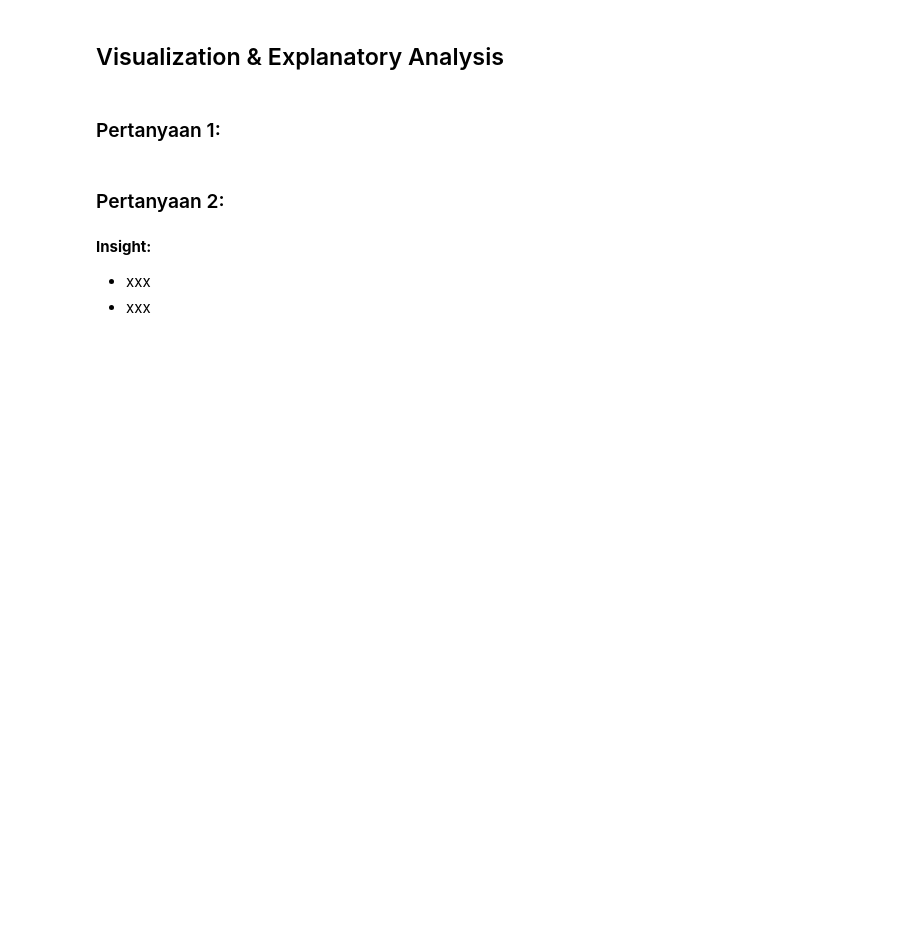
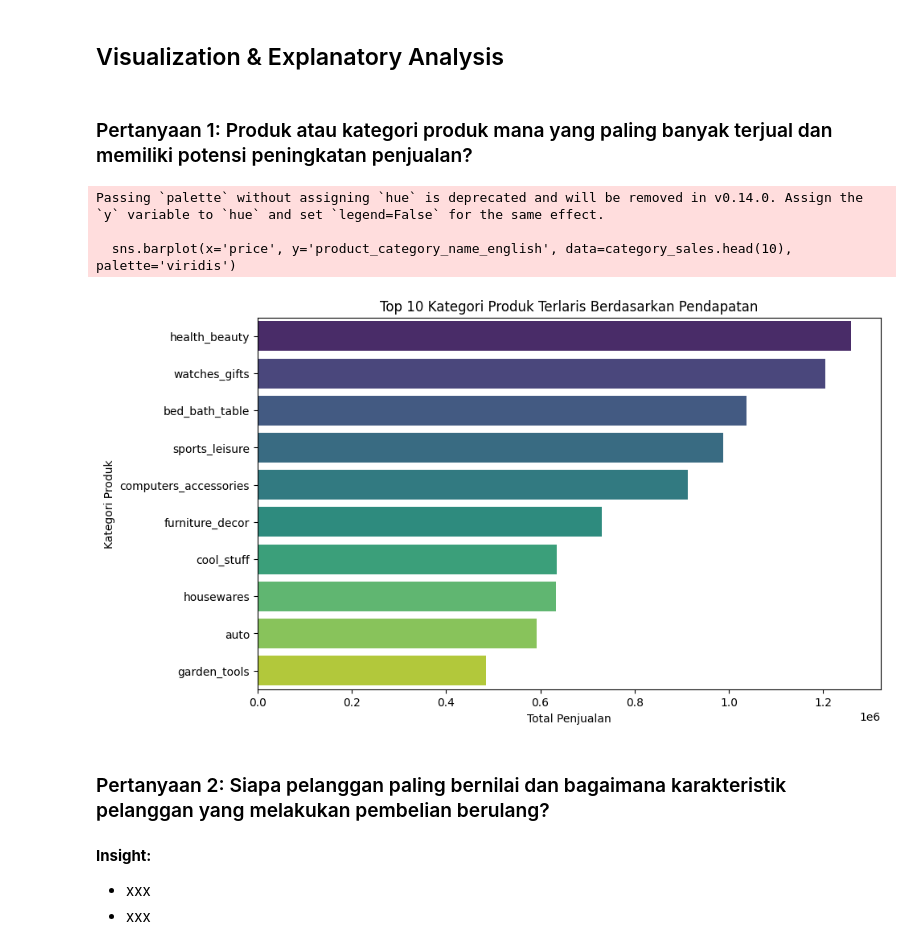
Before and after one commit to MukhlisMaulanaA/submission-dicoding, a Jupyter notebook: Proyek_Analisis_Data.ipynb, the cells around one changed output. Drawn from its saved outputs; the diff is of its cells as text; code cells hidden in the pictures; blank space fills up the shorter version.

Commit message:
update: exploratory data analysis

```diff
--- a/Proyek_Analisis_Data.ipynb
+++ b/Proyek_Analisis_Data.ipynb
@@ -267,0 +264,5 @@ orders_data_cleaned = orders_data.dropna()
+# %%
+# Menghitung total penjualan per produk
+product_sales = order_items_data.groupby('product_id')['price'].sum().reset_index()
+product_sales = product_sales.sort_values(by='price', ascending=False)
+product_sales
@@ -267,0 +283,5 @@ orders_data_cleaned = orders_data.dropna()
+# %%
+# Menggabungkan dengan data kategori produk bahasa Inggris
+product_sales = product_sales.merge(products_data[['product_id', 'product_category_name']], on='product_id', how='left')
+product_sales = product_sales.merge(product_category_data, on='product_category_name', how='left')
+product_sales
@@ -267,0 +302,5 @@ orders_data_cleaned = orders_data.dropna()
+# %%
+# Menghitung total penjualan per kategori produk
+category_sales = product_sales.groupby('product_category_name_english')['price'].sum().reset_index()
+category_sales = category_sales.sort_values(by='price', ascending=False)
+category_sales
@@ -268,9 +438,22 @@ orders_data_cleaned = orders_data.dropna()
 # %% [markdown]
 ## Visualization & Explanatory Analysis
-# %% [markdown]
-### Pertanyaan 1:
-# %% [markdown]
-### Pertanyaan 2:
+# %% [markdown]
+### Pertanyaan 1: Produk atau kategori produk mana yang paling banyak terjual dan memiliki potensi peningkatan penjualan?
+# %%
+# Bar chart penjualan per kategori
+plt.figure(figsize=(10,6))
+sns.barplot(x='price', y='product_category_name_english', data=category_sales.head(10), palette='viridis')
+plt.title('Top 10 Kategori Produk Terlaris Berdasarkan Pendapatan')
+plt.xlabel('Total Penjualan')
+plt.ylabel('Kategori Produk')
+plt.show()
+# %% [output]
+Passing `palette` without assigning `hue` is deprecated and will be removed in v0.14.0. Assign the `y` variable to `hue` and set `legend=False` for the same effect.
+
+  sns.barplot(x='price', y='product_category_name_english', data=category_sales.head(10), palette='viridis')
+[figure, added]
+# %% [markdown]
+### Pertanyaan 2: Siapa pelanggan paling bernilai dan bagaimana karakteristik pelanggan yang melakukan pembelian berulang?
 # %% [markdown]
 **Insight:**
 - xxx
```
Also changed, not shown: parts of 15 cells of this notebook.
